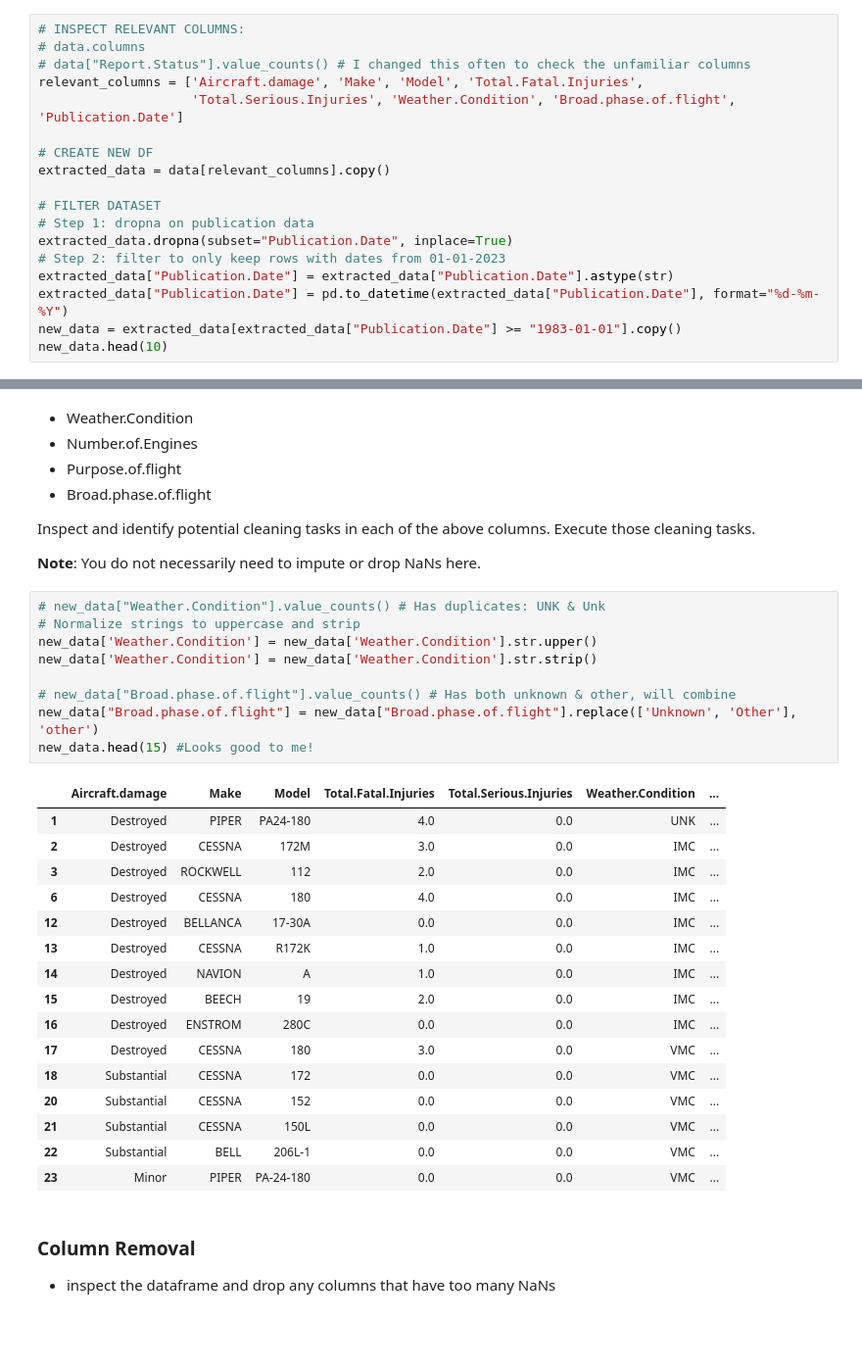
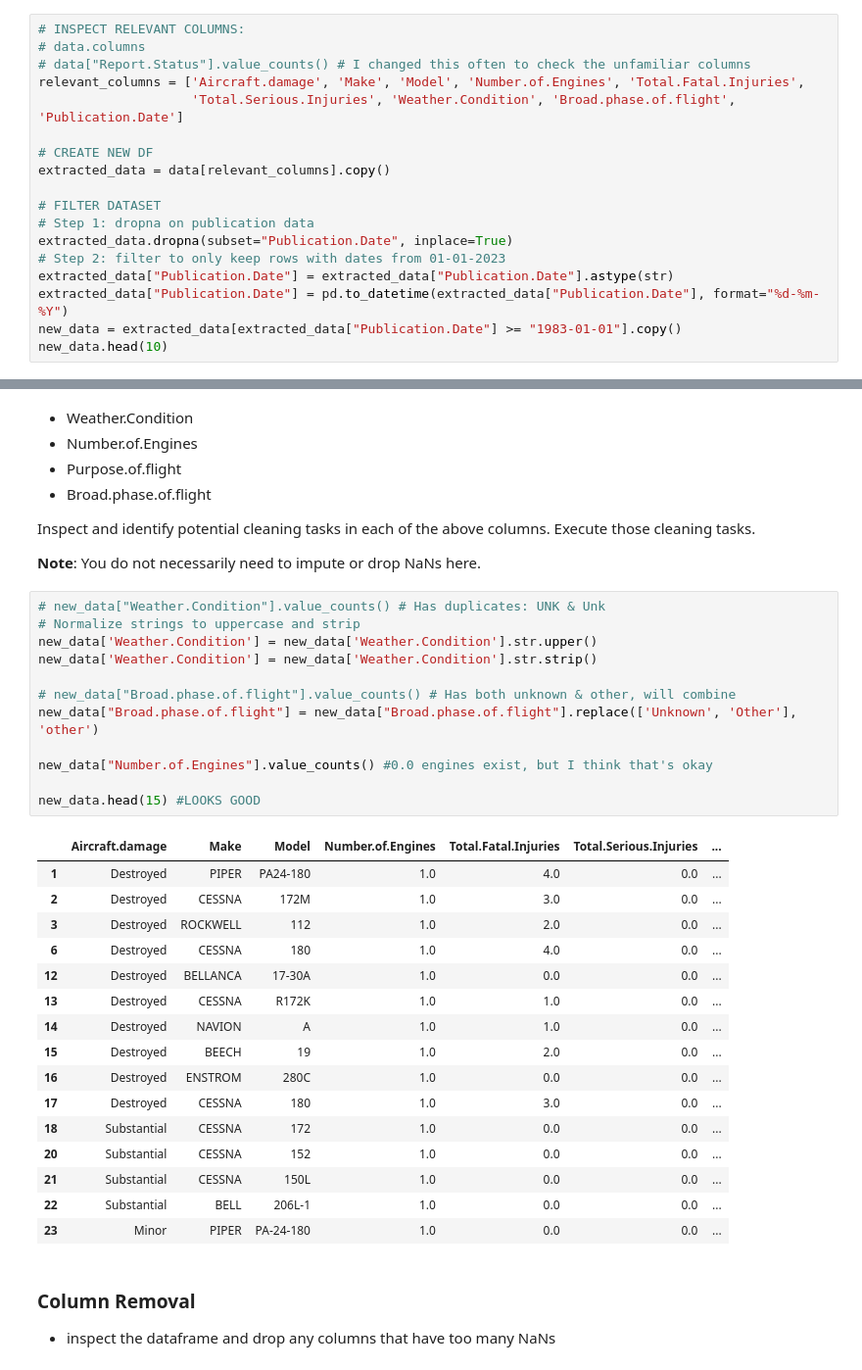
Before and after one commit to hereisphil/dsc-course0-m8-lab, a Jupyter notebook: Aviation_Accidents_Cleaning.ipynb, the cells around one changed output, grey strips where cells are left out. Shown at 98% size. Cells and saved outputs as stored; diff of their text form; blank space fills up the shorter version.

Commit message:
Recreated clean csv with engine data + created 1st graph in Analysis notebook

```diff
--- a/Aviation_Accidents_Cleaning.ipynb
+++ b/Aviation_Accidents_Cleaning.ipynb
@@ -59,7 +62,7 @@ We want to filter the dataset to include aircraft that the client is interested
 # INSPECT RELEVANT COLUMNS:
 # data.columns
 # data["Report.Status"].value_counts() # I changed this often to check the unfamiliar columns
-relevant_columns = ['Aircraft.damage', 'Make', 'Model', 'Total.Fatal.Injuries',
+relevant_columns = ['Aircraft.damage', 'Make', 'Model', 'Number.of.Engines', 'Total.Fatal.Injuries',
                     'Total.Serious.Injuries', 'Weather.Condition', 'Broad.phase.of.flight', 'Publication.Date']
 
 # CREATE NEW DF
@@ -217,29 +206,32 @@ Inspect and identify potential cleaning tasks in each of the above columns. Exec
 # %%
 # new_data["Weather.Condition"].value_counts() # Has duplicates: UNK & Unk
 # Normalize strings to uppercase and strip
 new_data['Weather.Condition'] = new_data['Weather.Condition'].str.upper()
 new_data['Weather.Condition'] = new_data['Weather.Condition'].str.strip()
 
 # new_data["Broad.phase.of.flight"].value_counts() # Has both unknown & other, will combine
 new_data["Broad.phase.of.flight"] = new_data["Broad.phase.of.flight"].replace(['Unknown', 'Other'], 'other')
-new_data.head(15) #Looks good to me!
+
+new_data["Number.of.Engines"].value_counts() #0.0 engines exist, but I think that's okay
+
+new_data.head(15) #LOOKS GOOD
 # %% [output]
-|  | Aircraft.damage | Make | Model | Total.Fatal.Injuries | Total.Serious.Injuries | Weather.Condition | ... |
-| 1 | Destroyed | PIPER | PA24-180 | 4.0 | 0.0 | UNK | ... |
-| 2 | Destroyed | CESSNA | 172M | 3.0 | 0.0 | IMC | ... |
-| 3 | Destroyed | ROCKWELL | 112 | 2.0 | 0.0 | IMC | ... |
-| 6 | Destroyed | CESSNA | 180 | 4.0 | 0.0 | IMC | ... |
-| 12 | Destroyed | BELLANCA | 17-30A | 0.0 | 0.0 | IMC | ... |
-| 13 | Destroyed | CESSNA | R172K | 1.0 | 0.0 | IMC | ... |
-| 14 | Destroyed | NAVION | A | 1.0 | 0.0 | IMC | ... |
-| 15 | Destroyed | BEECH | 19 | 2.0 | 0.0 | IMC | ... |
-| 16 | Destroyed | ENSTROM | 280C | 0.0 | 0.0 | IMC | ... |
-| 17 | Destroyed | CESSNA | 180 | 3.0 | 0.0 | VMC | ... |
-| 18 | Substantial | CESSNA | 172 | 0.0 | 0.0 | VMC | ... |
-| 20 | Substantial | CESSNA | 152 | 0.0 | 0.0 | VMC | ... |
-| 21 | Substantial | CESSNA | 150L | 0.0 | 0.0 | VMC | ... |
-| 22 | Substantial | BELL | 206L-1 | 0.0 | 0.0 | VMC | ... |
-| 23 | Minor | PIPER | PA-24-180 | 0.0 | 0.0 | VMC | ... |
+|  | Aircraft.damage | Make | Model | Number.of.Engines | Total.Fatal.Injuries | Total.Serious.Injuries | ... |
+| 1 | Destroyed | PIPER | PA24-180 | 1.0 | 4.0 | 0.0 | ... |
+| 2 | Destroyed | CESSNA | 172M | 1.0 | 3.0 | 0.0 | ... |
+| 3 | Destroyed | ROCKWELL | 112 | 1.0 | 2.0 | 0.0 | ... |
+| 6 | Destroyed | CESSNA | 180 | 1.0 | 4.0 | 0.0 | ... |
+| 12 | Destroyed | BELLANCA | 17-30A | 1.0 | 0.0 | 0.0 | ... |
+| 13 | Destroyed | CESSNA | R172K | 1.0 | 1.0 | 0.0 | ... |
+| 14 | Destroyed | NAVION | A | 1.0 | 1.0 | 0.0 | ... |
+| 15 | Destroyed | BEECH | 19 | 1.0 | 2.0 | 0.0 | ... |
+| 16 | Destroyed | ENSTROM | 280C | 1.0 | 0.0 | 0.0 | ... |
+| 17 | Destroyed | CESSNA | 180 | 1.0 | 3.0 | 0.0 | ... |
+| 18 | Substantial | CESSNA | 172 | 1.0 | 0.0 | 0.0 | ... |
+| 20 | Substantial | CESSNA | 152 | 1.0 | 0.0 | 0.0 | ... |
+| 21 | Substantial | CESSNA | 150L | 1.0 | 0.0 | 0.0 | ... |
+| 22 | Substantial | BELL | 206L-1 | 1.0 | 0.0 | 0.0 | ... |
+| 23 | Minor | PIPER | PA-24-180 | 1.0 | 0.0 | 0.0 | ... |
 # %% [markdown]
 ### Column Removal
 - inspect the dataframe and drop any columns that have too many NaNs
```
Also changed, not shown: parts of 8 cells of this notebook, 2 other files.
